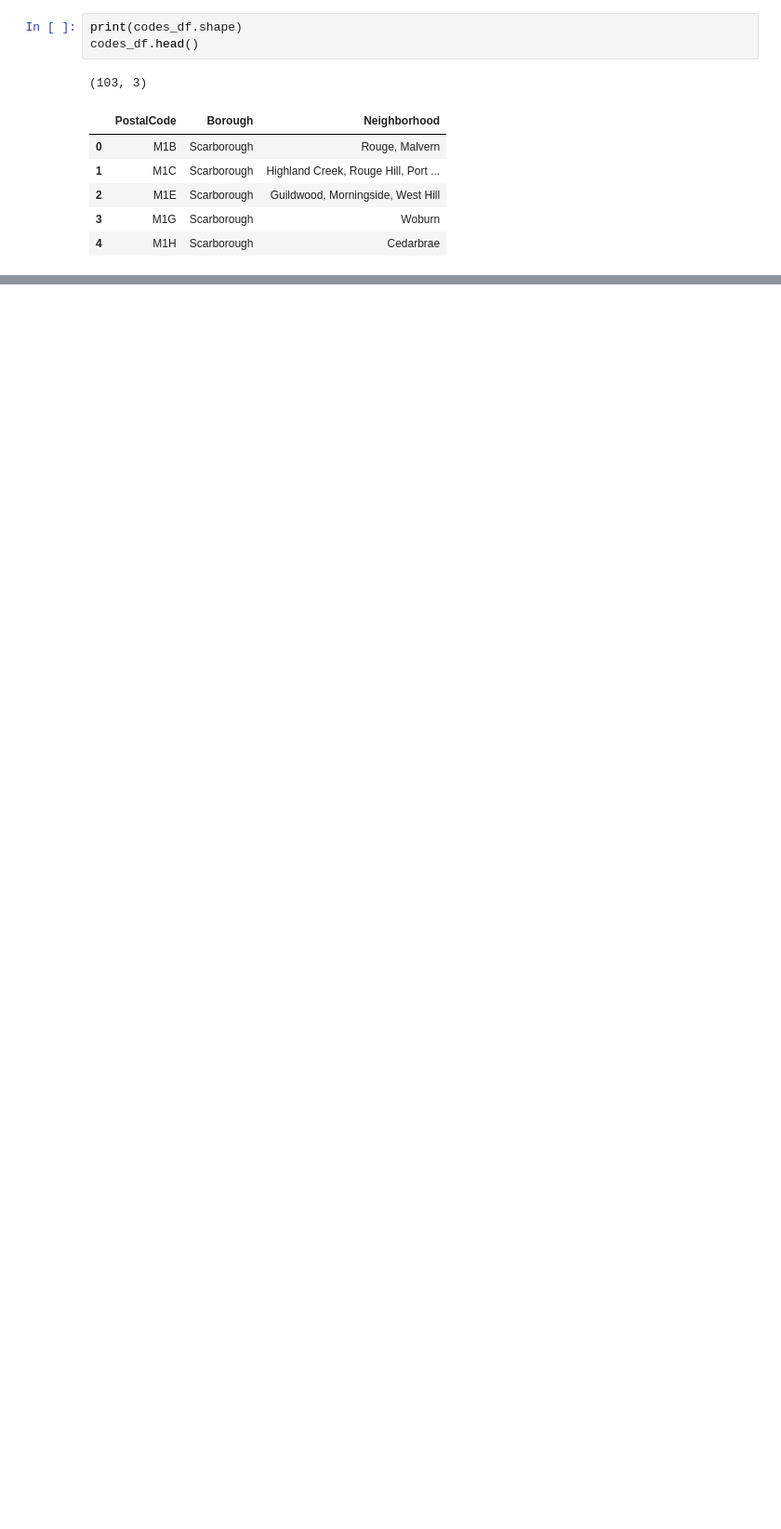
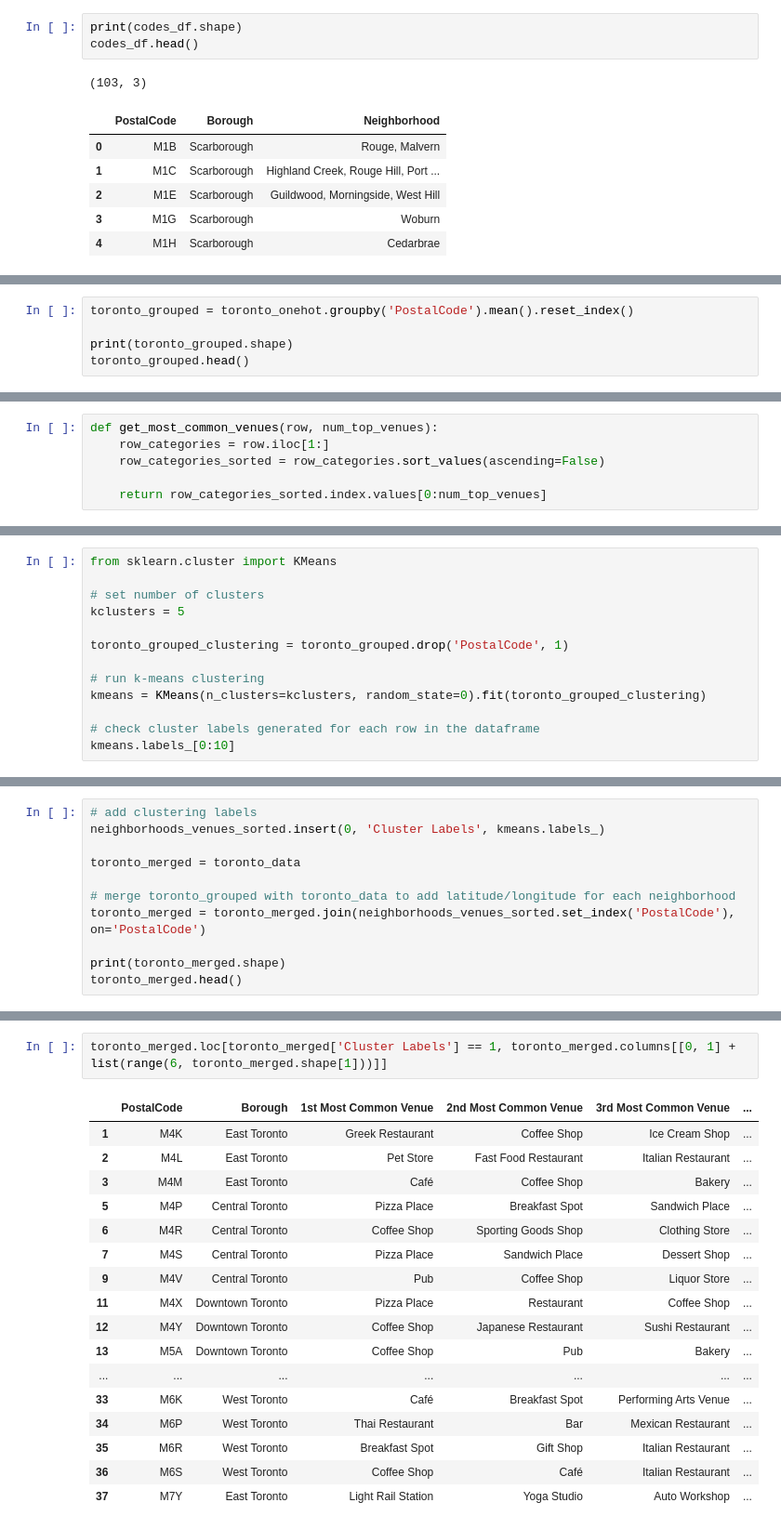
Before and after one commit to Pol75/Coursera_Capstone, a Jupyter notebook: Segmenting and Clustering Neighborhoods in Toronto.ipynb, the cells around one changed output, grey strips where cells are left out. Shown at 93% size. Drawn from its saved outputs; the diff is of its cells as text; blank space fills up the shorter version.

```diff
--- a/Segmenting and Clustering Neighborhoods in Toronto.ipynb
+++ b/Segmenting and Clustering Neighborhoods in Toronto.ipynb
@@ -40,0 +262,5 @@ codes_df.head()
+# %%
+toronto_grouped = toronto_onehot.groupby('PostalCode').mean().reset_index()
+
+print(toronto_grouped.shape)
+toronto_grouped.head()
@@ -40,0 +280,6 @@ codes_df.head()
+# %%
+def get_most_common_venues(row, num_top_venues):
+    row_categories = row.iloc[1:]
+    row_categories_sorted = row_categories.sort_values(ascending=False)
+
+    return row_categories_sorted.index.values[0:num_top_venues]
@@ -40,0 +320,13 @@ codes_df.head()
+# %%
+from sklearn.cluster import KMeans
+
+# set number of clusters
+kclusters = 5
+
+toronto_grouped_clustering = toronto_grouped.drop('PostalCode', 1)
+
+# run k-means clustering
+kmeans = KMeans(n_clusters=kclusters, random_state=0).fit(toronto_grouped_clustering)
+
+# check cluster labels generated for each row in the dataframe
+kmeans.labels_[0:10]
@@ -40,0 +337,11 @@ codes_df.head()
+# %%
+# add clustering labels
+neighborhoods_venues_sorted.insert(0, 'Cluster Labels', kmeans.labels_)
+
+toronto_merged = toronto_data
+
+# merge toronto_grouped with toronto_data to add latitude/longitude for each neighborhood
+toronto_merged = toronto_merged.join(neighborhoods_venues_sorted.set_index('PostalCode'), on='PostalCode')
+
+print(toronto_merged.shape)
+toronto_merged.head()
@@ -40,0 +396,20 @@ codes_df.head()
+# %%
+toronto_merged.loc[toronto_merged['Cluster Labels'] == 1, toronto_merged.columns[[0, 1] + list(range(6, toronto_merged.shape[1]))]]
+# %% [output]
+|  | PostalCode | Borough | 1st Most Common Venue | 2nd Most Common Venue | 3rd Most Common Venue | ... |
+| 1 | M4K | East Toronto | Greek Restaurant | Coffee Shop | Ice Cream Shop | ... |
+| 2 | M4L | East Toronto | Pet Store | Fast Food Restaurant | Italian Restaurant | ... |
+| 3 | M4M | East Toronto | Café | Coffee Shop | Bakery | ... |
+| 5 | M4P | Central Toronto | Pizza Place | Breakfast Spot | Sandwich Place | ... |
+| 6 | M4R | Central Toronto | Coffee Shop | Sporting Goods Shop | Clothing Store | ... |
+| 7 | M4S | Central Toronto | Pizza Place | Sandwich Place | Dessert Shop | ... |
+| 9 | M4V | Central Toronto | Pub | Coffee Shop | Liquor Store | ... |
+| 11 | M4X | Downtown Toronto | Pizza Place | Restaurant | Coffee Shop | ... |
+| 12 | M4Y | Downtown Toronto | Coffee Shop | Japanese Restaurant | Sushi Restaurant | ... |
+| 13 | M5A | Downtown Toronto | Coffee Shop | Pub | Bakery | ... |
+| ... | ... | ... | ... | ... | ... | ... |
+| 33 | M6K | West Toronto | Café | Breakfast Spot | Performing Arts Venue | ... |
+| 34 | M6P | West Toronto | Thai Restaurant | Bar | Mexican Restaurant | ... |
+| 35 | M6R | West Toronto | Breakfast Spot | Gift Shop | Italian Restaurant | ... |
+| 36 | M6S | West Toronto | Coffee Shop | Café | Italian Restaurant | ... |
+| 37 | M7Y | East Toronto | Light Rail Station | Yoga Studio | Auto Workshop | ... |
```
Also changed, not shown: parts of 46 cells of this notebook.
